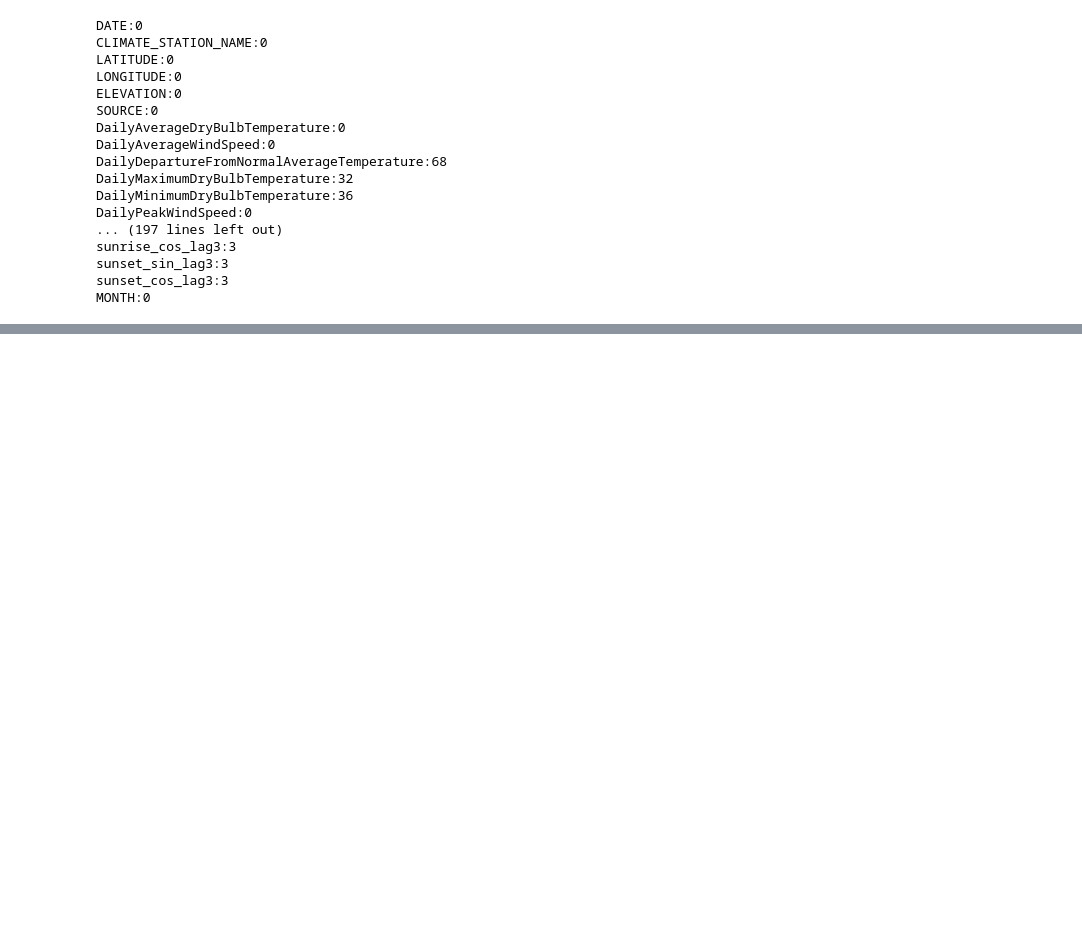
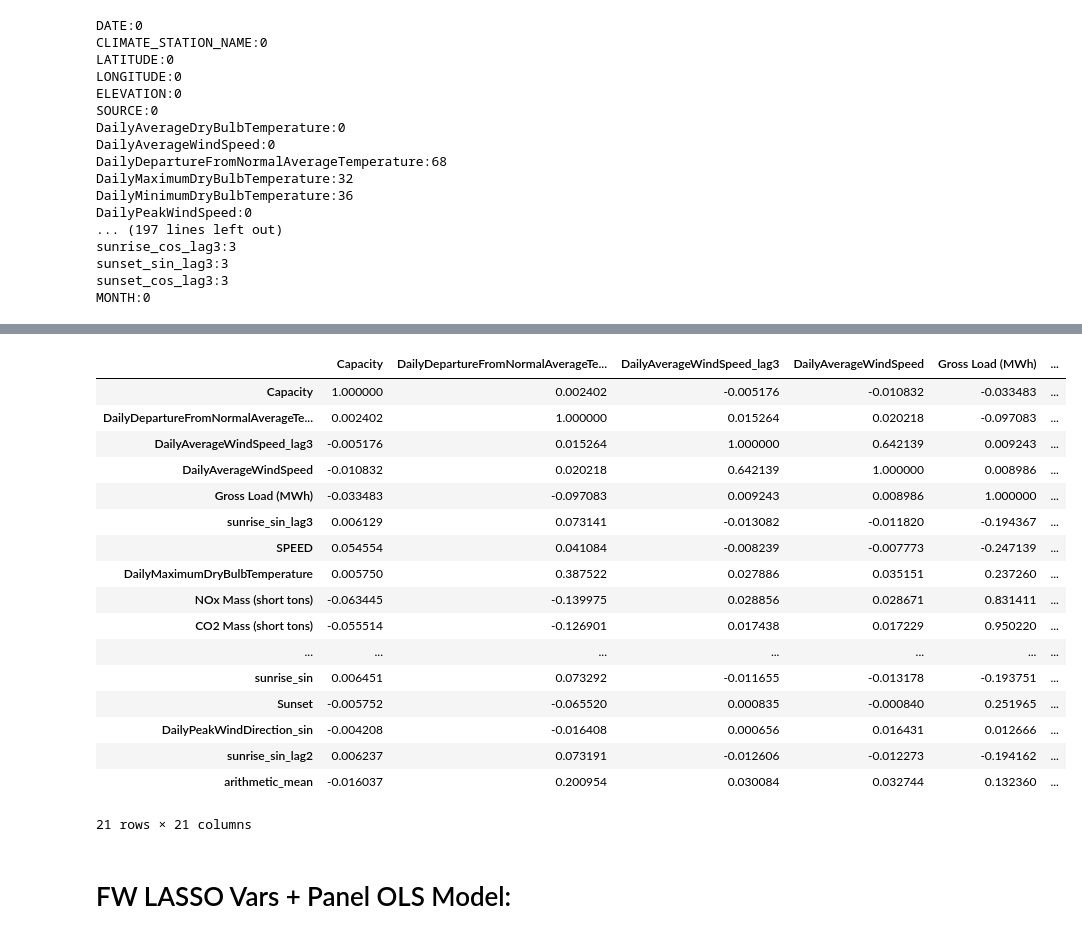
Before and after one commit to griffinberonio/AAE-724-Repo, a Jupyter notebook: Analysis_Notebook.ipynb, the cells around one changed output, grey strips where cells are left out. Drawn from its saved outputs; the diff is of its cells as text; code cells hidden in the pictures; blank space fills up the shorter version.

```diff
--- a/Analysis_Notebook.ipynb
+++ b/Analysis_Notebook.ipynb
@@ -467,2 +454,3 @@ MONTH:0
 # %%
+fwlasso = LASSO_pt2(totaldataframe, pm=False)
 # %% [output]
@@ -469,0 +480,4 @@ MONTH:0
+# %%
+topvars = fwlasso[4]
+# topvars.pop(3)
+topvars
@@ -469,0 +504,36 @@ MONTH:0
+# %%
+xmatrix = topvars
+fe = ['CLIMATE_STATION_NAME','YEAR']
+y = ['arithmetic_mean']
+
+# xvars = ['Number', 'Capacity']/
+# xvars = ['Number']
+xvars = ['Capacity']
+
+x = xvars + xmatrix
+
+totalcols = x+y
+# %%
+testdf = totaldataframe[totalcols]
+testdf.corr()
+# %% [output]
+|  | Capacity | DailyDepartureFromNormalAverageTe... | DailyAverageWindSpeed_lag3 | DailyAverageWindSpeed | Gross Load (MWh) | ... |
+| Capacity | 1.000000 | 0.002402 | -0.005176 | -0.010832 | -0.033483 | ... |
+| DailyDepartureFromNormalAverageTe... | 0.002402 | 1.000000 | 0.015264 | 0.020218 | -0.097083 | ... |
+| DailyAverageWindSpeed_lag3 | -0.005176 | 0.015264 | 1.000000 | 0.642139 | 0.009243 | ... |
+| DailyAverageWindSpeed | -0.010832 | 0.020218 | 0.642139 | 1.000000 | 0.008986 | ... |
+| Gross Load (MWh) | -0.033483 | -0.097083 | 0.009243 | 0.008986 | 1.000000 | ... |
+| sunrise_sin_lag3 | 0.006129 | 0.073141 | -0.013082 | -0.011820 | -0.194367 | ... |
+| SPEED | 0.054554 | 0.041084 | -0.008239 | -0.007773 | -0.247139 | ... |
+| DailyMaximumDryBulbTemperature | 0.005750 | 0.387522 | 0.027886 | 0.035151 | 0.237260 | ... |
+| NOx Mass (short tons) | -0.063445 | -0.139975 | 0.028856 | 0.028671 | 0.831411 | ... |
+| CO2 Mass (short tons) | -0.055514 | -0.126901 | 0.017438 | 0.017229 | 0.950220 | ... |
+| ... | ... | ... | ... | ... | ... | ... |
+| sunrise_sin | 0.006451 | 0.073292 | -0.011655 | -0.013178 | -0.193751 | ... |
+| Sunset | -0.005752 | -0.065520 | 0.000835 | -0.000840 | 0.251965 | ... |
+| DailyPeakWindDirection_sin | -0.004208 | -0.016408 | 0.000656 | 0.016431 | 0.012666 | ... |
+| sunrise_sin_lag2 | 0.006237 | 0.073191 | -0.012606 | -0.012273 | -0.194162 | ... |
+| arithmetic_mean | -0.016037 | 0.200954 | 0.030084 | 0.032744 | 0.132360 | ... |
+21 rows × 21 columns
+# %% [markdown]
+# FW LASSO Vars + Panel OLS Model:
```
Also changed, not shown: parts of 5 cells of this notebook, 2 other files.
